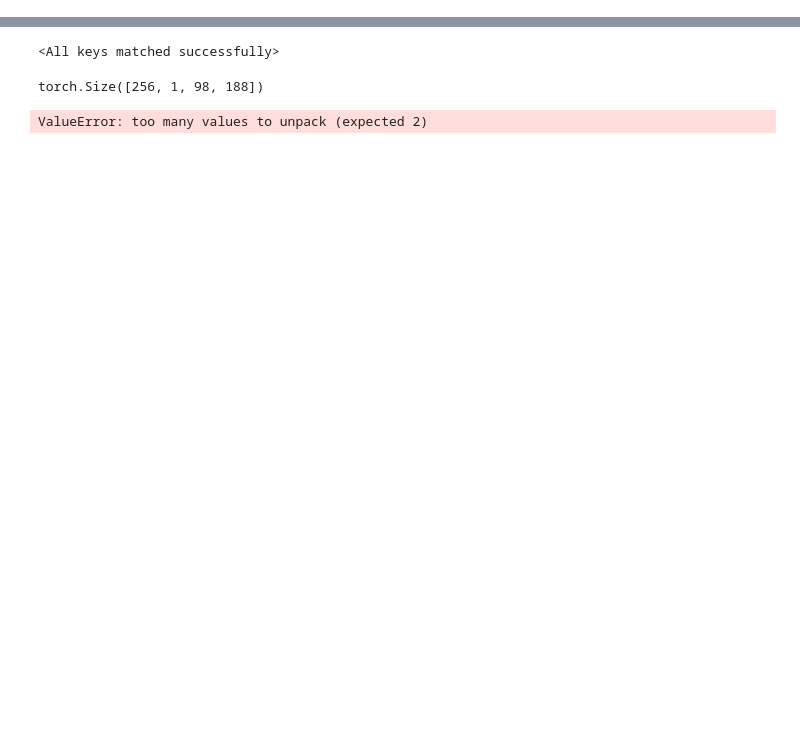
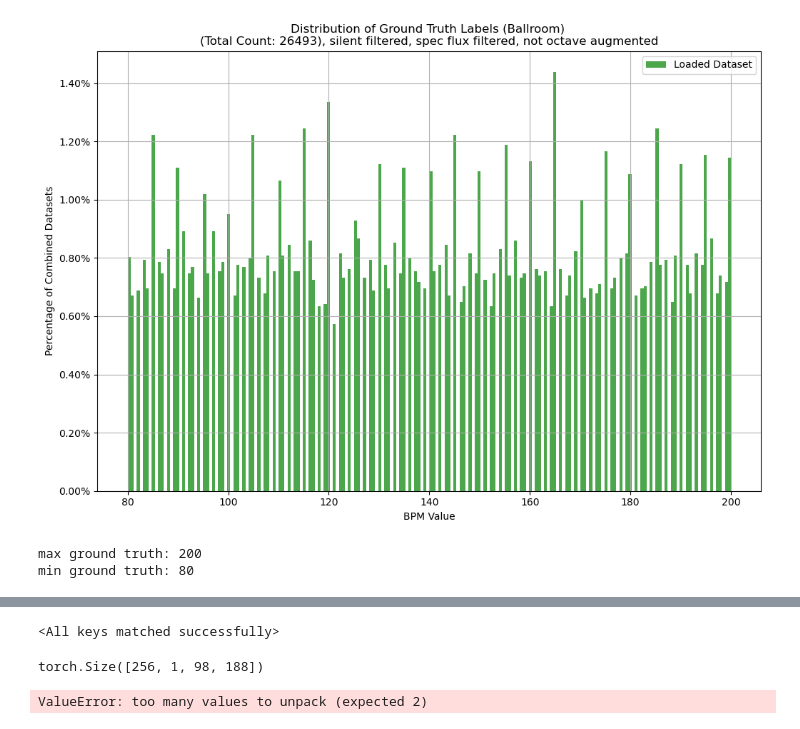
Before and after one commit to dennisripp/spiking_time_signature, a Jupyter notebook: tempo_cnn_snn _giantstep.ipynb, the cells around one changed output, grey strips where cells are left out. Saved outputs shown, nothing was run; the diff lists cells and outputs as text; code cells hidden in the pictures; blank space fills up the shorter version.

```diff
--- a/tempo_cnn_snn _giantstep.ipynb
+++ b/tempo_cnn_snn _giantstep.ipynb
@@ -88,0 +136,61 @@ input shape syn: (98, 188)
+# %%
+# Loading the datasets from disk
+
+def load_preprocessed_data(filename):
+    with open(filename, 'rb') as f:
+        train_dataset = pickle.load(f)
+    return train_dataset
+
+from torch.utils.data import random_split
+
+#loaded_dataset = load_preprocessed_data('preprocessed_data_ball_augmented.pkl')
+loaded_dataset = load_preprocessed_data('preprocessed_data_synthetic.pkl')
+ground_truth_max = 200
+ground_truth_min = 80
+num_classes = ground_truth_max - ground_truth_min + 1
+
+filtered_dataset = [item for item in loaded_dataset if ground_truth_min <= item[1] <= ground_truth_max]
+# filtered_dataset = loaded_dataset
+#filtered_dataset = filtered_dataset[:int(len(filtered_dataset)/4)]
+train_data_ratio = 0.8
+train_len = int(train_data_ratio * len(filtered_dataset))  # 80% for training
+val_len = len(filtered_dataset) - train_len  # 20% for validation
+
+train_dataset, val_dataset = random_split(filtered_dataset, [train_len, val_len])
+
+batch_size_new = 256
+train_loader = DataLoader(train_dataset, batch_size=batch_size_new, shuffle=True)
+val_loader = DataLoader(val_dataset, batch_size=batch_size_new, shuffle=True)
+input_shape = train_dataset[0][0].squeeze(0).shape
+
+
+ground_truths = [item[1] for item in filtered_dataset]
+
+# Convert the list of ground truths to a numpy array for easy min/max computation
+ground_truths_array = np.array(ground_truths)
+
+
+total_samples = len(ground_truths_array)
+
+weights = np.ones_like(ground_truths_array) / total_samples
+
+
+plt.figure(figsize=(12, 8))
+
+# Plotting the histograms stacked
+plt.hist([ground_truths_array], bins=200, color=['green'],
+         alpha=0.7, label=['Loaded Dataset'], weights=[weights], stacked=True)
+
+plt.xlabel('BPM Value')
+plt.ylabel('Percentage of Combined Datasets')
+plt.gca().yaxis.set_major_formatter(plt.matplotlib.ticker.PercentFormatter(1))
+plt.title(f'Distribution of Ground Truth Labels (Ballroom) \n(Total Count: {total_samples}), silent filtered, spec flux filtered, not octave augmented')
+plt.legend()
+plt.grid(True)
+plt.show()
+print(f"max ground truth: {np.max(ground_truths_array)}")
+print(f"min ground truth: {np.min(ground_truths_array)}")
+# %% [output]
+[figure, added]
+max ground truth: 200
+min ground truth: 80
```
Also changed, not shown: parts of 30 cells of this notebook, 5 other files.
